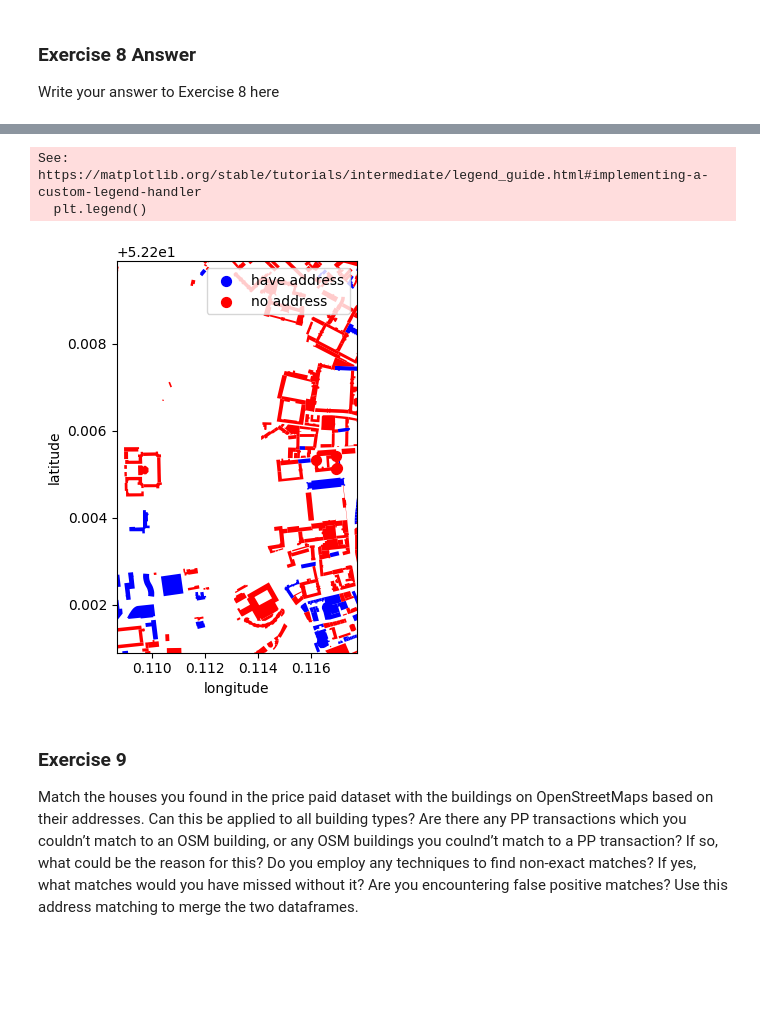
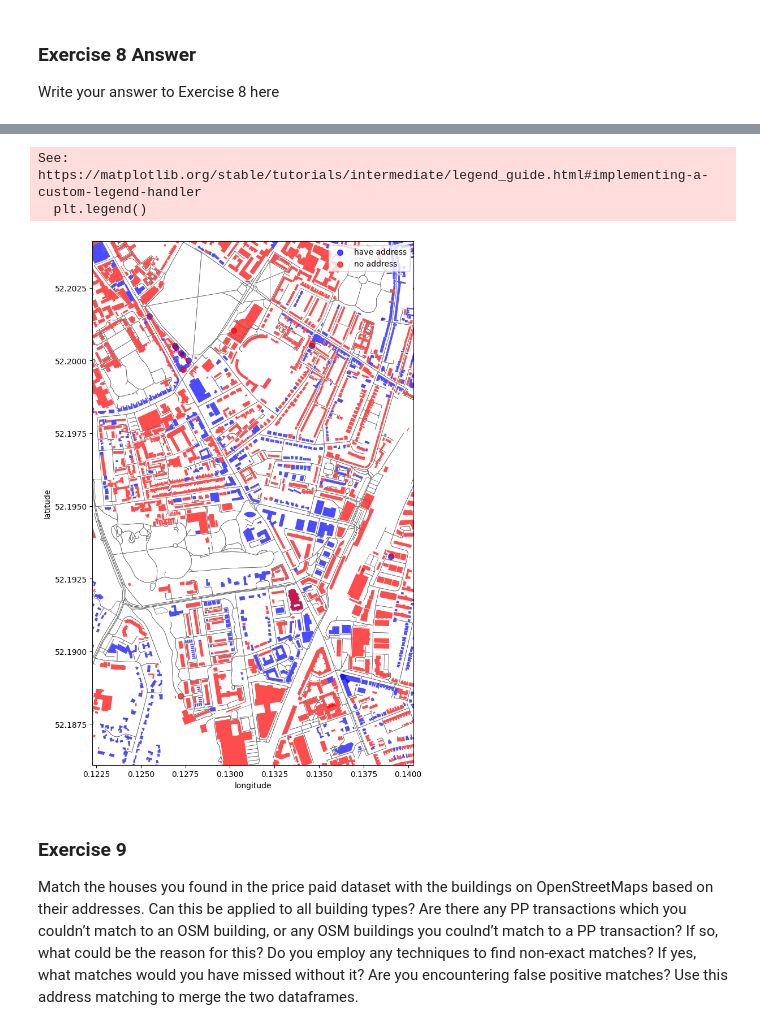
Before and after one commit to Pidongg/pz286_ads_2024, a Jupyter notebook: _notebooks/02-access-assess-geospatial.ipynb, the cells around one changed output, grey strips where cells are left out. Cells and saved outputs as stored; diff of their text form; code cells hidden in the pictures; blank space fills up the shorter version.

```diff
--- a/_notebooks/02-access-assess-geospatial.ipynb
+++ b/_notebooks/02-access-assess-geospatial.ipynb
@@ -942,8 +938,8 @@ Write your answer to Exercise 8 here
 # %%
 # Use this box for any code you need
 
-north = 52.2054 + 0.5/111
-south = 52.2054 - 0.5/111
-west = 0.1132 - 0.5/111
-east = 0.1132 + 0.5/111
+north = latitude + 1/111
+south = latitude - 1/111
+west = longitude - 1/111
+east = longitude + 1/111
 new_pois = ox.geometries_from_bbox(north, south, east, west, {'building': True})
@@ -969,9 +982,9 @@ Index(['historic', 'name', 'geometry', 'operator', 'ref', 'access', 'amenity',
       dtype='object')
 # %%
-full_address_buildings = new_pois[new_pois['addr:postcode'].notna()]
+full_address_buildings = new_pois[new_pois['addr:housenumber'].notna() & new_pois['addr:street'].notna()]
 full_address_buildings['area'] = full_address_buildings.geometry.area
 full_address_buildings['area'] = full_address_buildings['area']*111*111*1000*1000
-full_address_buildings[['addr:postcode']]
+full_address_buildings
 # %% [output]
   full_address_buildings['area'] = full_address_buildings.geometry.area
 A value is trying to be set on a copy of a slice from a DataFrame.
@@ -996,26 +1009,27 @@ See the caveats in the documentation: https://pandas.pydata.org/pandas-docs/stab
 # %%
-fig, ax = plt.subplots()
+fig, ax = plt.subplots(figsize=(10,10))
+graph = ox.graph_from_bbox(north, south, east, west)
 
-# Plot the footprint
-area.plot(ax=ax, facecolor="white")
-
+# Retrieve nodes and edges
+nodes, edges = ox.graph_to_gdfs(graph)
 # Plot street edges
-edges.plot(ax=ax, linewidth=1, edgecolor="dimgray")
+edges.plot(ax=ax, linewidth=0.5, edgecolor="dimgray")
 
 ax.set_xlim([west, east])
 ax.set_ylim([south, north])
 ax.set_xlabel("longitude")
 ax.set_ylabel("latitude")
 
 # Plot tourist places
-full_address_buildings.plot(ax=ax, color="blue", alpha=1, markersize=50, label="have address")
-new_pois[new_pois['addr:postcode'].isna()].plot(ax=ax, color="red", alpha=1, markersize=50, label="no address")
+full_address_buildings.plot(ax=ax, color="blue", alpha=0.7, markersize=50, label="have address")
+new_pois[new_pois['addr:housenumber'].isna() | new_pois['addr:street'].isna()].plot(ax=ax, color="red", alpha=0.7, markersize=50, label="no address")
 plt.legend()
 plt.tight_layout()
+plt.show()
 # %% [output]
 See: https://matplotlib.org/stable/tutorials/intermediate/legend_guide.html#implementing-a-custom-legend-handler
   plt.legend()
-[figure, old version]
+[figure, new version]
 # %% [markdown]
 ### Exercise 9
 
```
Also changed, not shown: parts of 43 cells of this notebook.
